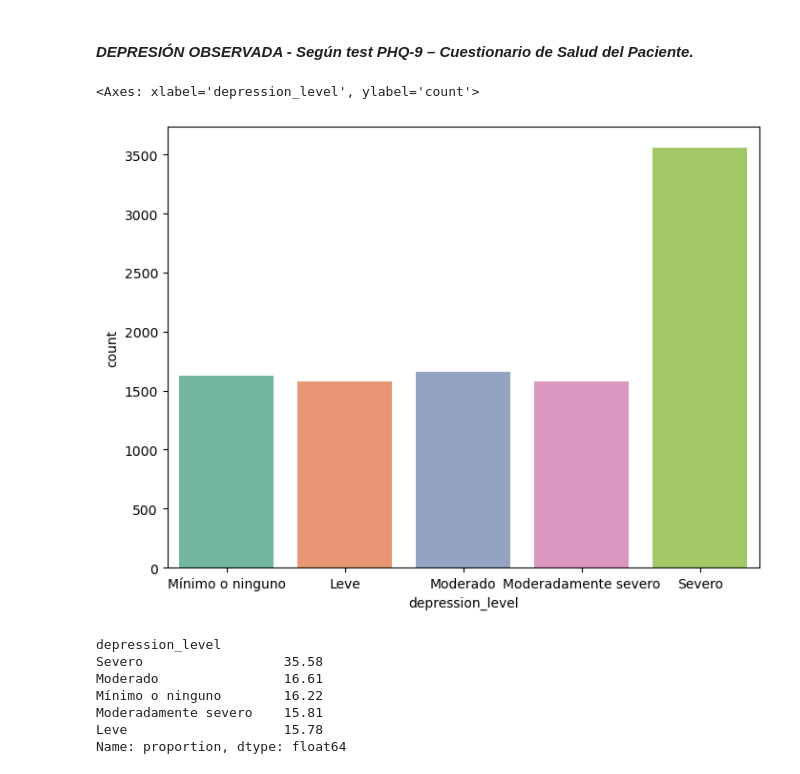
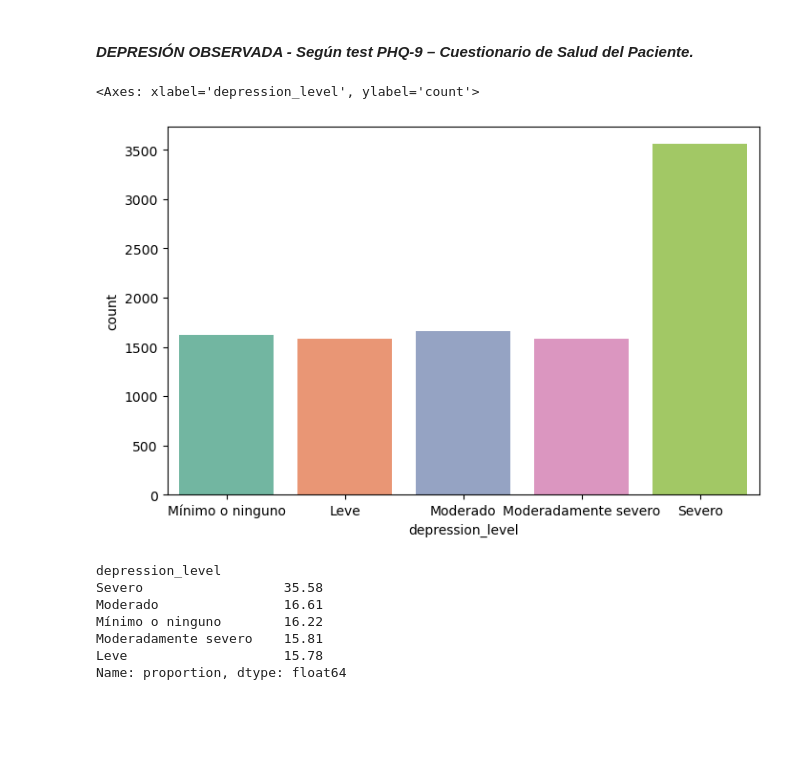
Before and after one commit to MEugenia96/analisis-saludmental, a Jupyter notebook: Proyecto_MentalHealth.ipynb, the cells around one changed output. Cells and saved outputs as stored; diff of their text form; code cells hidden in the pictures; blank space fills up the shorter version.

```diff
--- a/Proyecto_MentalHealth.ipynb
+++ b/Proyecto_MentalHealth.ipynb
@@ -285,11 +288,11 @@ df['depression_level'] = pd.cut(df["depression_score"], bins=rangosD, labels=cat
 # %%
 ## Gráfico
 
-plt.figure(figsize=(8,6))
+plt.figure(figsize=(8,5))
 sns.countplot(x='depression_level', data=df, hue='depression_level', palette='Set2', legend=False)
 # %% [output]
 <Axes: xlabel='depression_level', ylabel='count'>
-[figure, old version]
+[figure, new version]
 # %%
 ## Porcentaje por cada categoría.
 
```
Also changed, not shown: parts of 17 cells of this notebook.
